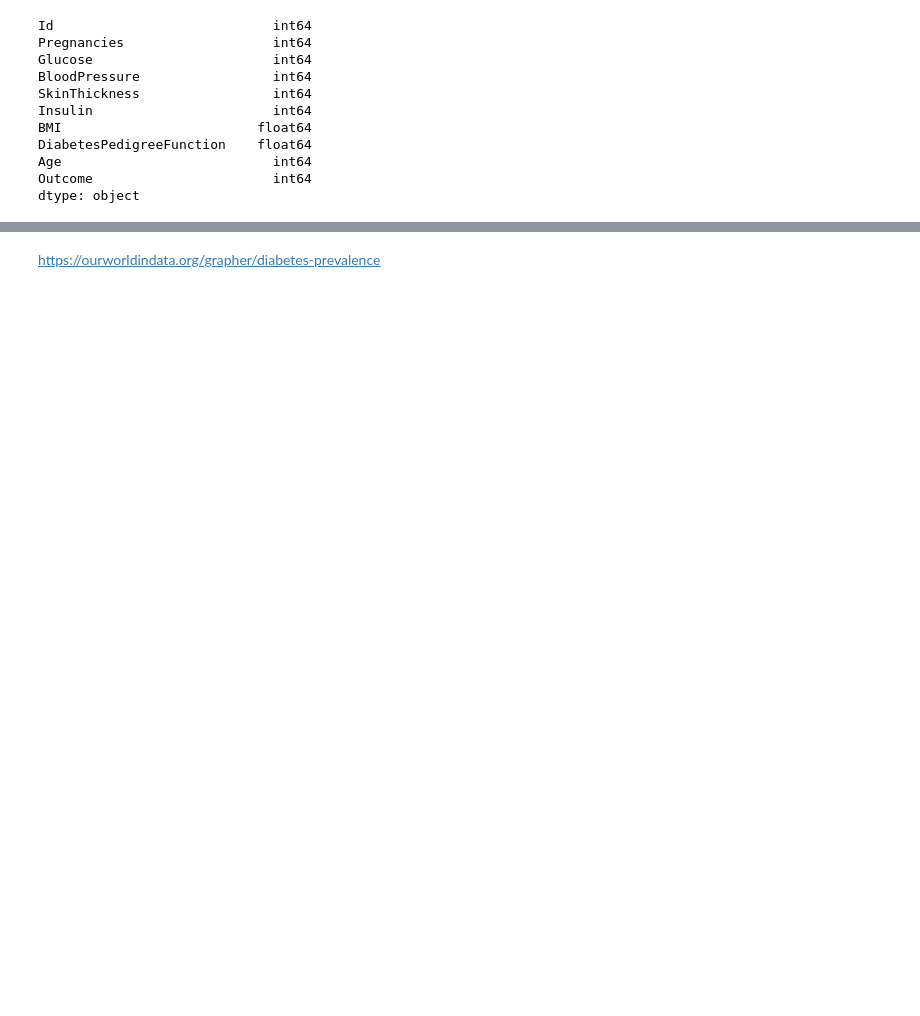
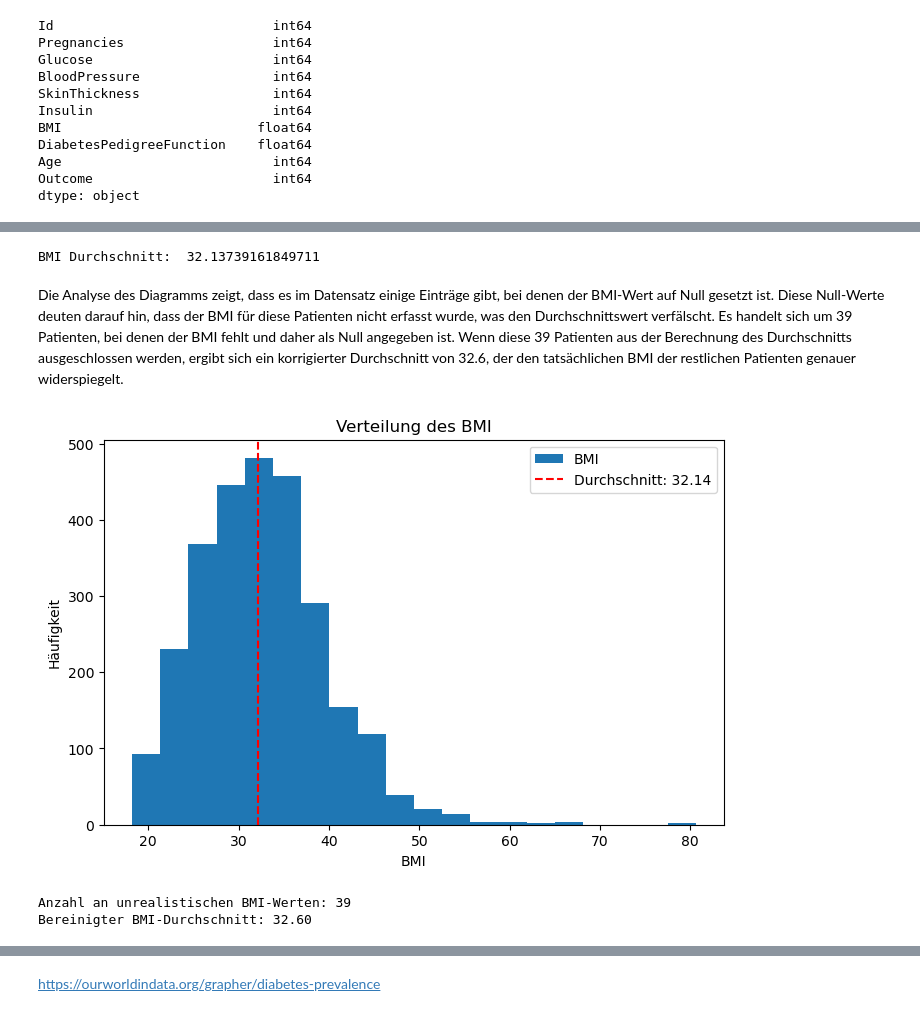
Before and after one commit to febenfasil/BMLD_LNW2, a Jupyter notebook: diabetes.ipynb, the cells around one changed output, grey strips where cells are left out. Drawn from its saved outputs; the diff is of its cells as text; code cells hidden in the pictures; blank space fills up the shorter version.

```diff
--- a/diabetes.ipynb
+++ b/diabetes.ipynb
@@ -302,0 +86,26 @@ plt.show()
+# %%
+bmi_mean= df["BMI"].mean()
+print("BMI Durchschnitt: ",df["BMI"].mean())
+# %% [output]
+BMI Durchschnitt:  32.13739161849711
+# %% [markdown]
+Die Analyse des Diagramms zeigt, dass es im Datensatz einige Einträge gibt, bei denen der BMI-Wert auf Null gesetzt ist. Diese Null-Werte deuten darauf hin, dass der BMI für diese Patienten nicht erfasst wurde, was den Durchschnittswert verfälscht. Es handelt sich um 39 Patienten, bei denen der BMI fehlt und daher als Null angegeben ist. Wenn diese 39 Patienten aus der Berechnung des Durchschnitts ausgeschlossen werden, ergibt sich ein korrigierter Durchschnitt von 32.6, der den tatsächlichen BMI der restlichen Patienten genauer widerspiegelt.
+# %%
+plt.figure(figsize=(8, 5))
+df.loc[df["BMI"] != 0, "BMI"].plot(kind='hist', bins=20)
+plt.title('Verteilung des BMI')
+plt.xlabel('BMI')
+plt.ylabel('Häufigkeit')
+plt.axvline(bmi_mean, color='red', linestyle='dashed', linewidth=1.5, label=f"Durchschnitt: {bmi_mean:.2f}")
+plt.legend(loc='upper right')
+plt.show()
+# %% [output]
+[figure, added]
+# %%
+unrealistic_bmi_count = (df["BMI"] == 0).sum()
+clean_bmi_mean = df.loc[df["BMI"] != 0, "BMI"].mean()
+print(f"Anzahl an unrealistischen BMI-Werten: {unrealistic_bmi_count}")
+print(f"Bereinigter BMI-Durchschnitt: {clean_bmi_mean:.2f}")
+# %% [output]
+Anzahl an unrealistischen BMI-Werten: 39
+Bereinigter BMI-Durchschnitt: 32.60
```
Also changed, not shown: parts of 101 cells of this notebook, 1 other file.
